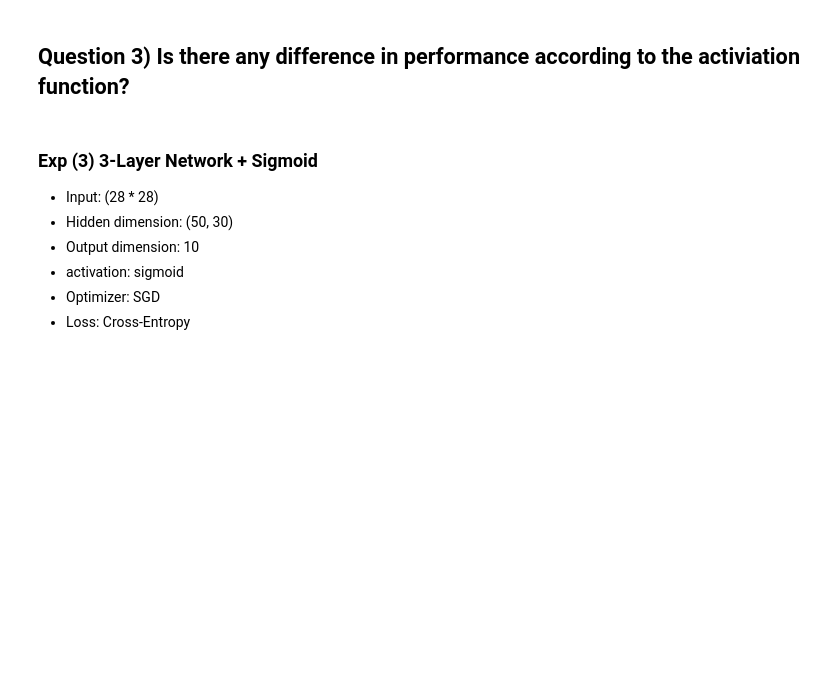
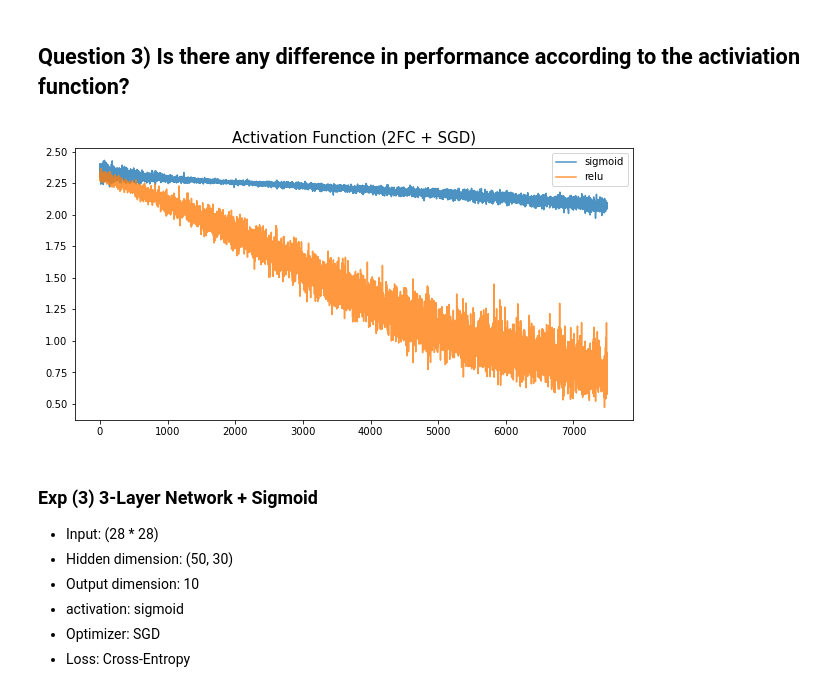
Before and after one commit to Seong-JiHyeon/ComputerVision-Learning, a Jupyter notebook: KAIST_AI604/pytorch tutorial for CV/hw1-1(assn).ipynb, the cells around one changed output. Cells and saved outputs as stored; diff of their text form; code cells hidden in the pictures; blank space fills up the shorter version.

```diff
--- a/KAIST_AI604/pytorch tutorial for CV/hw1-1(assn).ipynb
+++ b/KAIST_AI604/pytorch tutorial for CV/hw1-1(assn).ipynb
@@ -90,6 +71,10 @@ Extracting ./MNIST/raw/t10k-labels-idx1-ubyte.gz to ./MNIST/raw
 # %% [markdown]
 ## Question 1 and 2 are in the remark of Trainer class
 # %%
+from sklearn.metrics import confusion_matrix
+import seaborn as sns
+import matplotlib.pyplot as plt
+
 class Trainer():
     def __init__(self, trainloader, testloader, net, optimizer, criterion):
         """
@@ -110,6 +95,7 @@ class Trainer():
         epoch: number of times each training sample is used
         """
         self.net.train()
+        loss_list = []
         for e in range(epoch):
             running_loss = 0.0
             for i, data in enumerate(self.trainloader, 0):
@@ -133,12 +119,14 @@ class Trainer():
                 self.optimizer.step() # perform gradient descent with given optimizer
 
                 # print statistics
+                loss_list.append(loss.item())
                 running_loss += loss.item()
                 if (i+1) % 500 == 0:    # print every 2000 mini-batches
                     print('[%d, %5d] loss: %.3f' % (e + 1, i + 1, running_loss / 500))
                     running_loss = 0.0
 
         print('Finished Training')
+        return loss_list
 
     def test(self):
         self.net.eval()
@@ -151,17 +139,29 @@ class Trainer():
 
         test_loss = 0
         correct = 0
+        y_test = []
+        y_pred = []
         for inputs, labels in self.testloader:
             inputs = inputs.cuda()
             labels = labels.cuda()
+            y_test.extend(labels.long().detach().cpu().numpy())
+
             output = self.net(inputs)
             pred = output.max(1, keepdim=True)[1] # get the index of the max
+            y_pred.extend(pred.detach().cpu().numpy())
+
             correct += pred.eq(labels.view_as(pred)).sum().item()
 
             test_loss /= len(self.testloader.dataset)
         print('\nTest set:  Accuracy: {}/{} ({:.0f}%)\n'.
                 format(correct, len(self.testloader.dataset),
                 100.* correct / len(self.testloader.dataset)))
+
+        cf_matrix = confusion_matrix(y_test, y_pred, normalize='true')
+
+        plt.figure(figsize=(10,10))
+        sns.heatmap(cf_matrix, annot=True, cmap='Blues')
+        plt.show()
 # %% [markdown]
 ## Let's create Model by yourself
 # %% [markdown]
@@ -200,5 +207,5 @@ trainer = Trainer(trainloader = trainDataLoader,
                   criterion = criterion,
                   optimizer = optimizer)
 # %%
-trainer.train(epoch = 4)
+loss1 = trainer.train(epoch = 4)
 # %% [output]
@@ -253,5 +268,5 @@ trainer = Trainer(trainloader = trainDataLoader,
                   criterion = criterion,
                   optimizer = optimizer)
 # %%
-trainer.train(epoch = 4)
+loss2 = trainer.train(epoch = 4)
 # %% [output]
@@ -275,5 +291,16 @@ Test set:  Accuracy: 8470/10000 (85%)
 # %% [markdown]
 ## Question 3) Is there any difference in performance according to the activiation function?
+# %%
+plt.figure(figsize=(10,5))
+labels = ['sigmoid', 'relu']
+losses = [loss1, loss2]
+for i in range(2):
+    plt.plot(losses[i], alpha=.8, label=labels[i])
+plt.legend()
+plt.title("Activation Function (2FC + SGD)", fontsize=15)
+plt.show()
+# %% [output]
+[figure, added]
 # %% [markdown]
 ### Exp (3) 3-Layer Network + Sigmoid
 
```
Also changed, not shown: parts of 55 cells of this notebook, 4 other files.
